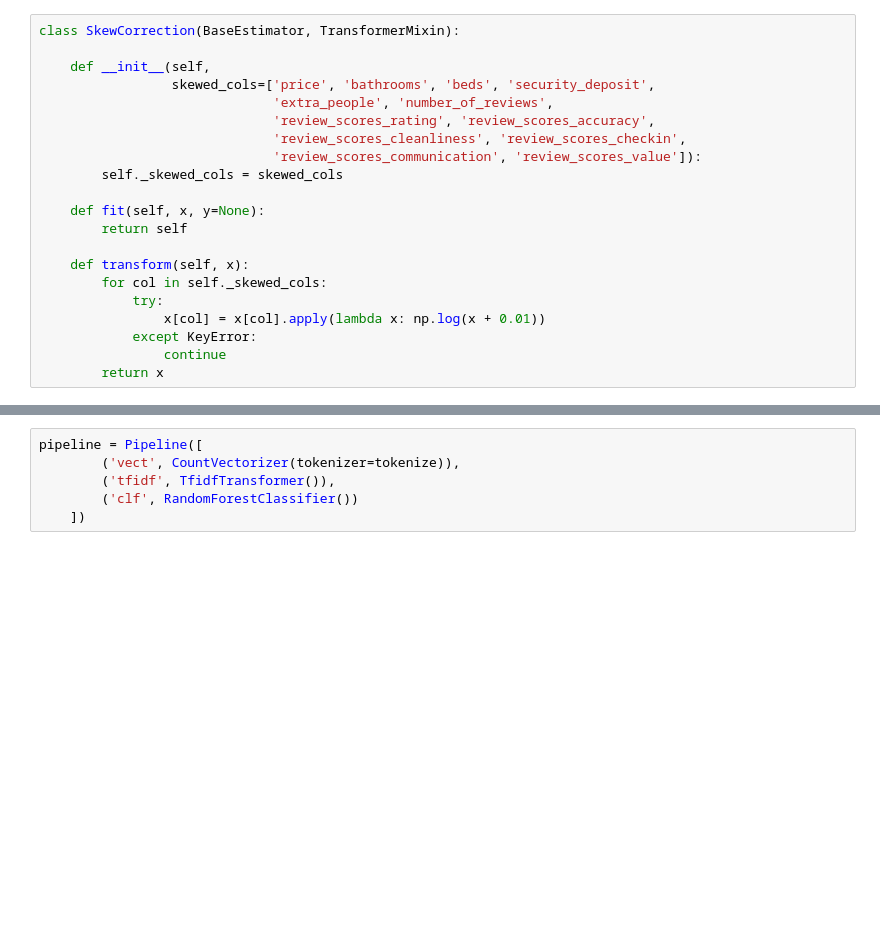
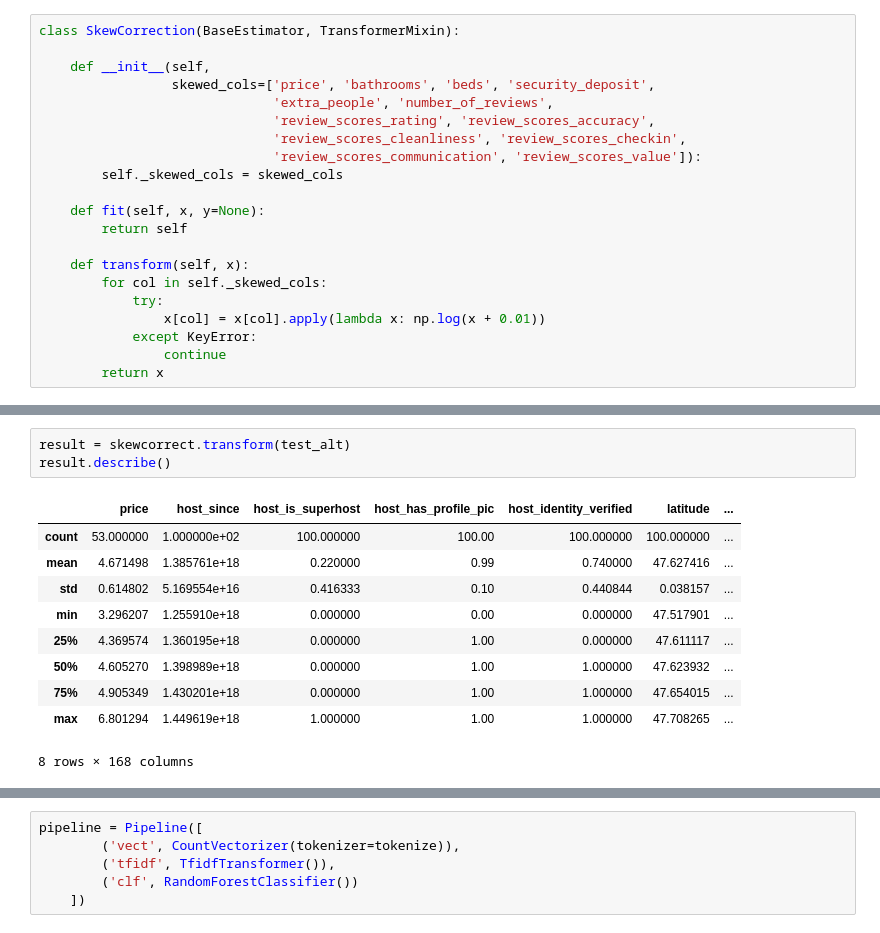
Before and after one commit to rebeccaebarnes/DSND-Project-4, a Jupyter notebook: seattle_airbnb_exploration.ipynb, the cells around one changed output, grey strips where cells are left out. Drawn from its saved outputs; the diff is of its cells as text; blank space fills up the shorter version.

```diff
--- a/seattle_airbnb_exploration.ipynb
+++ b/seattle_airbnb_exploration.ipynb
@@ -1988,0 +1960,14 @@ unittest.TextTestRunner().run(tests_loaded);
+# %%
+result = skewcorrect.transform(test_alt)
+result.describe()
+# %% [output]
+|  | price | host_since | host_is_superhost | host_has_profile_pic | host_identity_verified | latitude | ... |
+| count | 53.000000 | 1.000000e+02 | 100.000000 | 100.00 | 100.000000 | 100.000000 | ... |
+| mean | 4.671498 | 1.385761e+18 | 0.220000 | 0.99 | 0.740000 | 47.627416 | ... |
+| std | 0.614802 | 5.169554e+16 | 0.416333 | 0.10 | 0.440844 | 0.038157 | ... |
+| min | 3.296207 | 1.255910e+18 | 0.000000 | 0.00 | 0.000000 | 47.517901 | ... |
+| 25% | 4.369574 | 1.360195e+18 | 0.000000 | 1.00 | 0.000000 | 47.611117 | ... |
+| 50% | 4.605270 | 1.398989e+18 | 0.000000 | 1.00 | 1.000000 | 47.623932 | ... |
+| 75% | 4.905349 | 1.430201e+18 | 0.000000 | 1.00 | 1.000000 | 47.654015 | ... |
+| max | 6.801294 | 1.449619e+18 | 1.000000 | 1.00 | 1.000000 | 47.708265 | ... |
+8 rows × 168 columns
```
Also changed, not shown: parts of 10 cells of this notebook.
